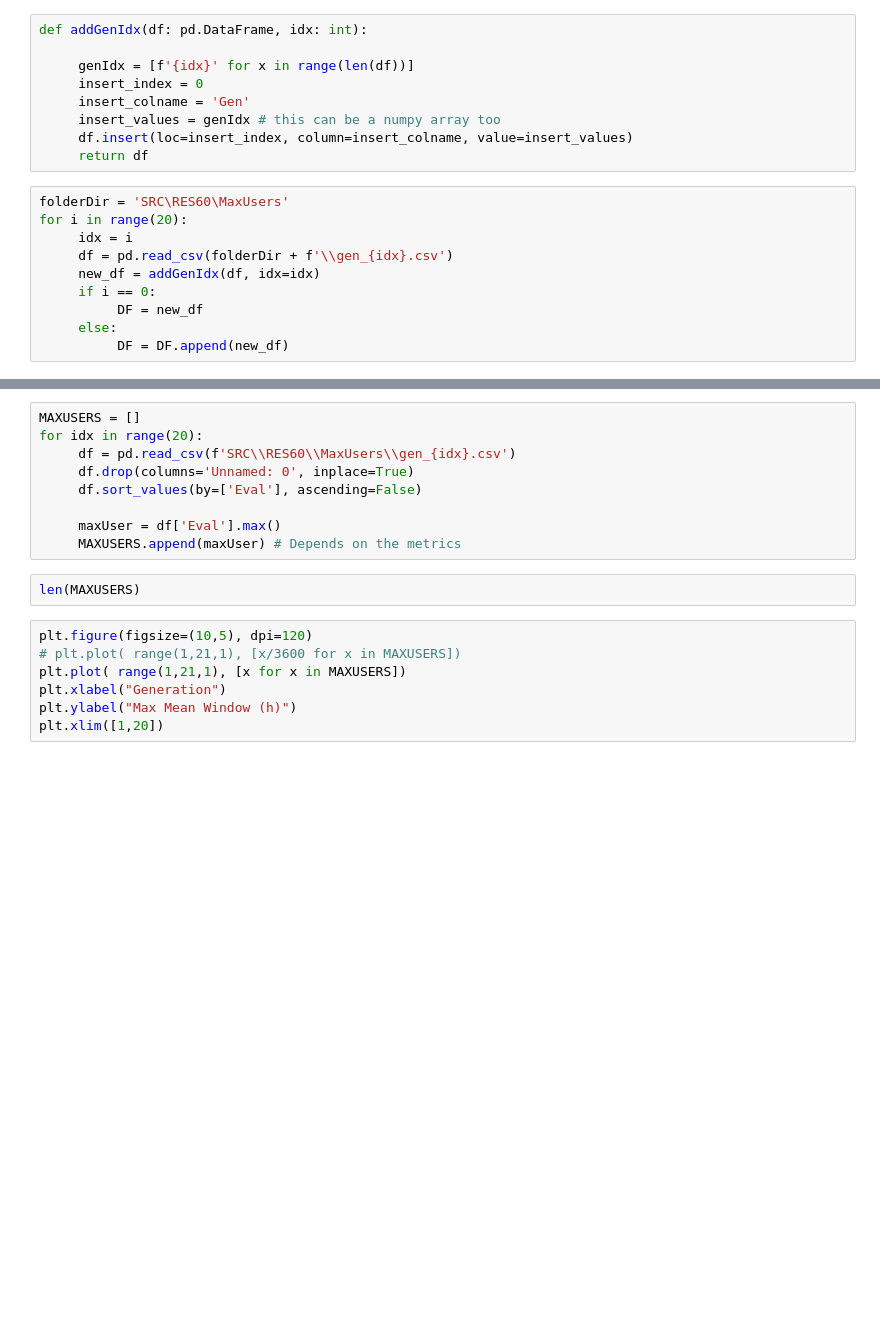
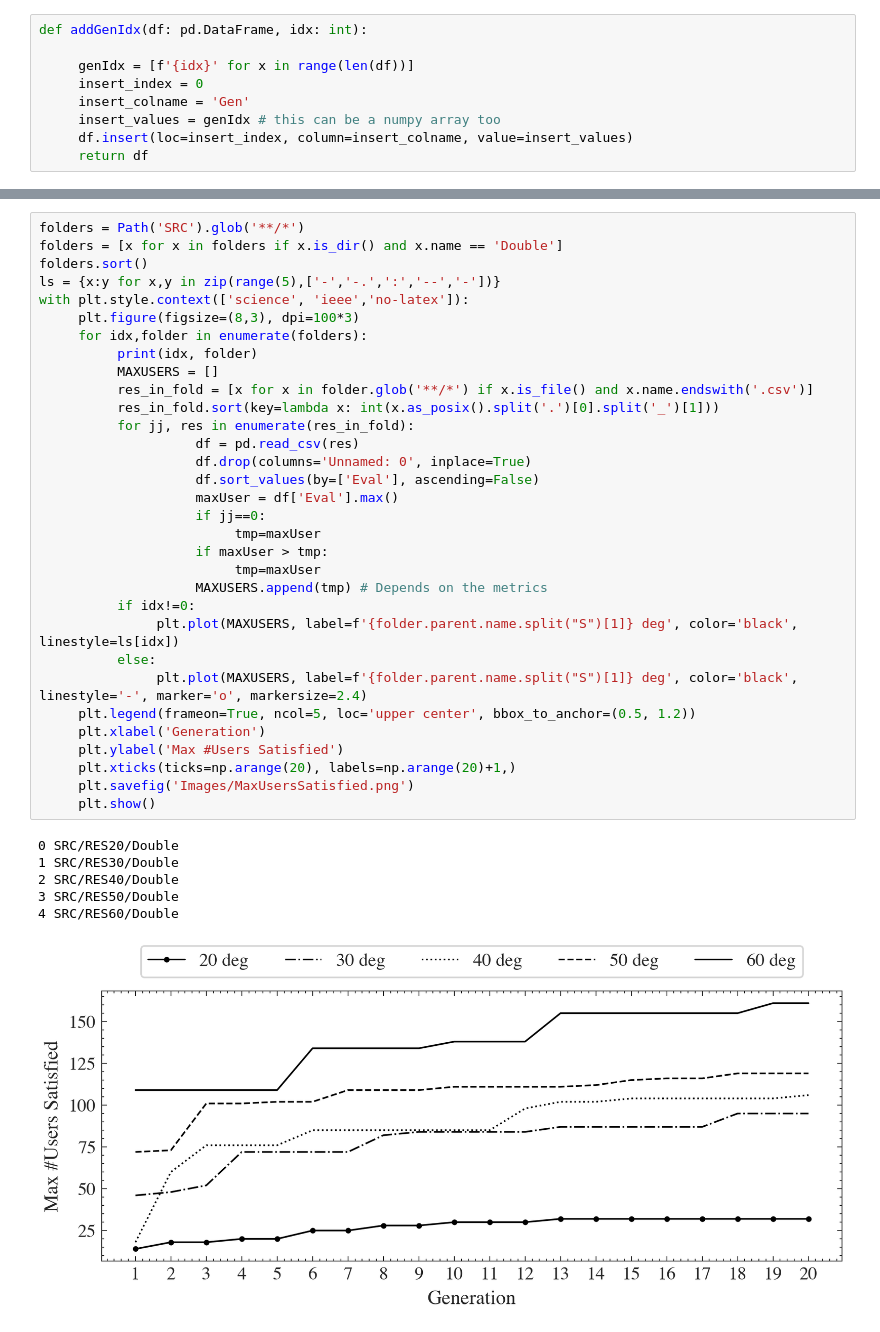
Before and after one commit to sirbastiano/STKWizard, a Jupyter notebook: plotter.ipynb, the cells around one changed output, grey strips where cells are left out. Cells and saved outputs as stored; diff of their text form; blank space fills up the shorter version.

```diff
--- a/plotter.ipynb
+++ b/plotter.ipynb
@@ -15,13 +19,3 @@ def addGenIdx(df: pd.DataFrame, idx: int):
      insert_values = genIdx # this can be a numpy array too
      df.insert(loc=insert_index, column=insert_colname, value=insert_values)
      return df
-# %%
-folderDir = 'SRC\RES60\MaxUsers'
-for i in range(20):
-     idx = i
-     df = pd.read_csv(folderDir + f'\\gen_{idx}.csv')
-     new_df = addGenIdx(df, idx=idx)
-     if i == 0:
-          DF = new_df
-     else:
-          DF = DF.append(new_df)
@@ -70,18 +81,39 @@ plt.show()
-# %%
-MAXUSERS = []
-for idx in range(20):
-     df = pd.read_csv(f'SRC\\RES60\\MaxUsers\\gen_{idx}.csv')
-     df.drop(columns='Unnamed: 0', inplace=True)
-     df.sort_values(by=['Eval'], ascending=False)
-
-     maxUser = df['Eval'].max()
-     MAXUSERS.append(maxUser) # Depends on the metrics
-# %%
-len(MAXUSERS)
-# %%
-plt.figure(figsize=(10,5), dpi=120)
-# plt.plot( range(1,21,1), [x/3600 for x in MAXUSERS])
-plt.plot( range(1,21,1), [x for x in MAXUSERS])
-plt.xlabel("Generation")
-plt.ylabel("Max Mean Window (h)")
-plt.xlim([1,20])
+# %%
+folders = Path('SRC').glob('**/*')
+folders = [x for x in folders if x.is_dir() and x.name == 'Double']
+folders.sort()
+ls = {x:y for x,y in zip(range(5),['-','-.',':','--','-'])}
+with plt.style.context(['science', 'ieee','no-latex']):
+     plt.figure(figsize=(8,3), dpi=100*3)
+     for idx,folder in enumerate(folders):
+          print(idx, folder)
+          MAXUSERS = []
+          res_in_fold = [x for x in folder.glob('**/*') if x.is_file() and x.name.endswith('.csv')]
+          res_in_fold.sort(key=lambda x: int(x.as_posix().split('.')[0].split('_')[1]))
+          for jj, res in enumerate(res_in_fold):
+                    df = pd.read_csv(res)
+                    df.drop(columns='Unnamed: 0', inplace=True)
+                    df.sort_values(by=['Eval'], ascending=False)
+                    maxUser = df['Eval'].max()
+                    if jj==0:
+                         tmp=maxUser
+                    if maxUser > tmp:
+                         tmp=maxUser
+                    MAXUSERS.append(tmp) # Depends on the metrics
+          if idx!=0:
+               plt.plot(MAXUSERS, label=f'{folder.parent.name.split("S")[1]} deg', color='black', linestyle=ls[idx])
+          else:
+               plt.plot(MAXUSERS, label=f'{folder.parent.name.split("S")[1]} deg', color='black', linestyle='-', marker='o', markersize=2.4)
+     plt.legend(frameon=True, ncol=5, loc='upper center', bbox_to_anchor=(0.5, 1.2))
+     plt.xlabel('Generation')
+     plt.ylabel('Max #Users Satisfied')
+     plt.xticks(ticks=np.arange(20), labels=np.arange(20)+1,)
+     plt.savefig('Images/MaxUsersSatisfied.png')
+     plt.show()
+# %% [output]
+0 SRC/RES20/Double
+1 SRC/RES30/Double
+2 SRC/RES40/Double
+3 SRC/RES50/Double
+4 SRC/RES60/Double
+[figure, added]
```
Also changed, not shown: parts of 4 cells of this notebook, 57 other files.
